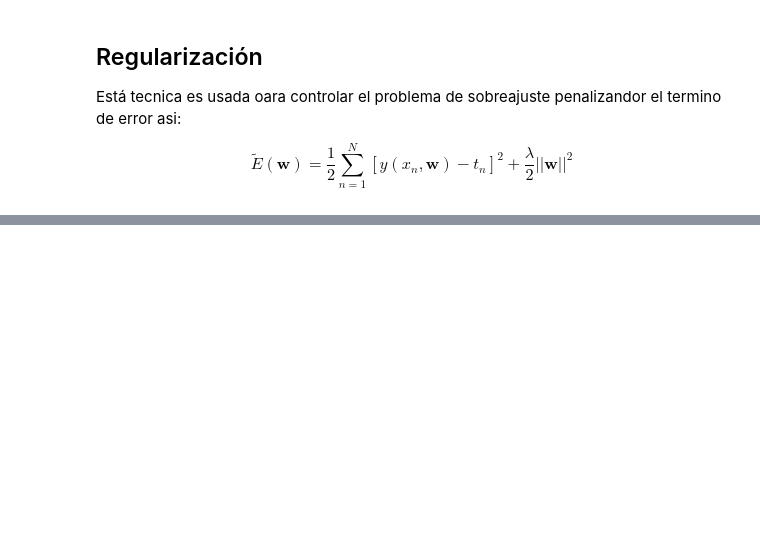
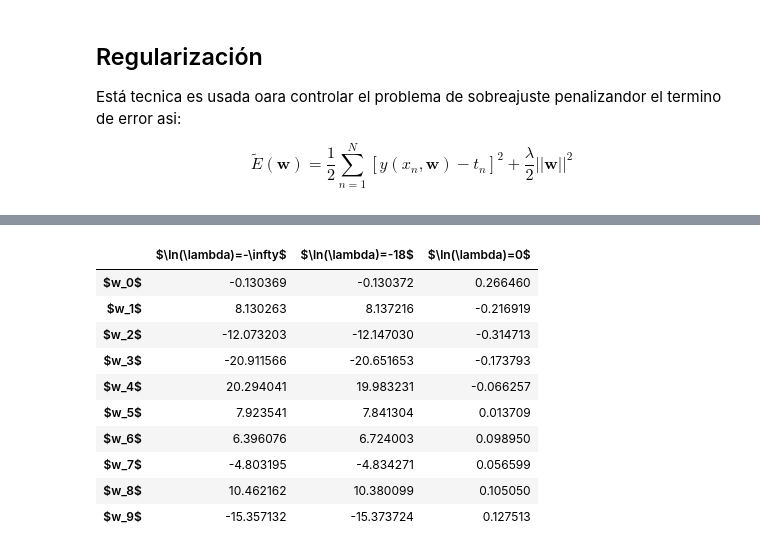
Before and after one commit to Haku1993/Ajuste_de_curva_por_polinomios, a Jupyter notebook: Tarea1.ipynb, the cells around one changed output, grey strips where cells are left out. Cells and saved outputs as stored; diff of their text form; code cells hidden in the pictures; blank space fills up the shorter version.

```diff
--- a/Tarea1.ipynb
+++ b/Tarea1.ipynb
@@ -228,17 +228,24 @@ Está tecnica es usada oara controlar el problema de sobreajuste penalizandor el
 
 $$\widetilde{E}(\boldsymbol{w})  = \frac{1}{2} \sum_{n=1}^{N}[y(x_n,\boldsymbol{w}) − t_n]^2 +  \frac{λ}{2} ||\boldsymbol{w} ||^2$$
 # %%
-def rse(wl) :
-    si=0
-    n=len(wl)-1
-    w=wl[:n]
-    l=wl[n]
-    for i in range(10):
-        x=x1[i]
-        t=ys[i]
-        xi=np.zeros(len(w))
-        for j in range(len(w)):
-            xi[j]=pow(x,j)
-        si= 1/2*pow(np.dot(xi,w)-t,2)+ si
-    ew= si + l/2*np.dot(w,w)
-    return ew
+l=np.array([0.0000000000000000001, math.exp(-18), 1])
+Wreg=[]
+
+for k in range(len(l)):
+
+    def rsse(w) :
+        si=0
+
+        for i in range(10):
+            x=x1[i]
+            t=ys[i]
+            xi=np.zeros(len(w))
+            for j in range(len(w)):
+                xi[j]=pow(x,j)
+            si= 1/2*pow(np.dot(xi,w)-t,2)+ si
+        ew= si + l[k]/2*np.dot(w,w)
+        return ew
+
+    x0 = np.zeros(10)
+    res1 = minimize(rsse, x0, method='nelder-mead', options={'xtol': 1e-8, 'disp': False})
+    Wreg.append(res1.x)
@@ -288,0 +252,15 @@ df1
+# %%
+df1=pd.DataFrame(Wreg,columns=['$w_0$','$w_1$','$w_2$','$w_3$','$w_4$','$w_5$','$w_6$','$w_7$','$w_8$','$w_9$'],index=['$\ln(\lambda)=-\infty$','$\ln(\lambda)=-18$','$\ln(\lambda)=0$'])
+df1.T
+# %% [output]
+|  | $\ln(\lambda)=-\infty$ | $\ln(\lambda)=-18$ | $\ln(\lambda)=0$ |
+| $w_0$ | -0.130369 | -0.130372 | 0.266460 |
+| $w_1$ | 8.130263 | 8.137216 | -0.216919 |
+| $w_2$ | -12.073203 | -12.147030 | -0.314713 |
+| $w_3$ | -20.911566 | -20.651653 | -0.173793 |
+| $w_4$ | 20.294041 | 19.983231 | -0.066257 |
+| $w_5$ | 7.923541 | 7.841304 | 0.013709 |
+| $w_6$ | 6.396076 | 6.724003 | 0.098950 |
+| $w_7$ | -4.803195 | -4.834271 | 0.056599 |
+| $w_8$ | 10.462162 | 10.380099 | 0.105050 |
+| $w_9$ | -15.357132 | -15.373724 | 0.127513 |
```
Also changed, not shown: parts of 9 cells of this notebook.
